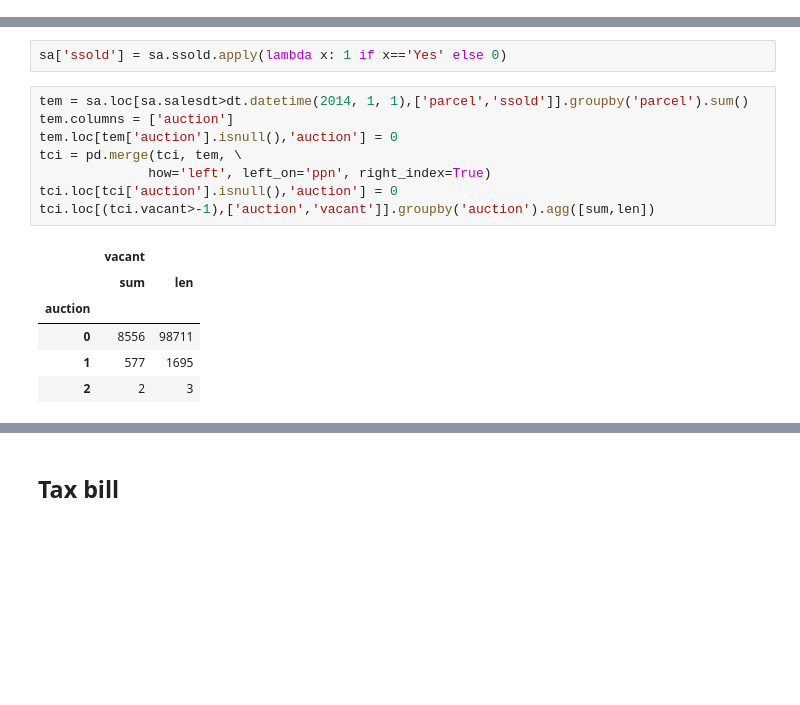
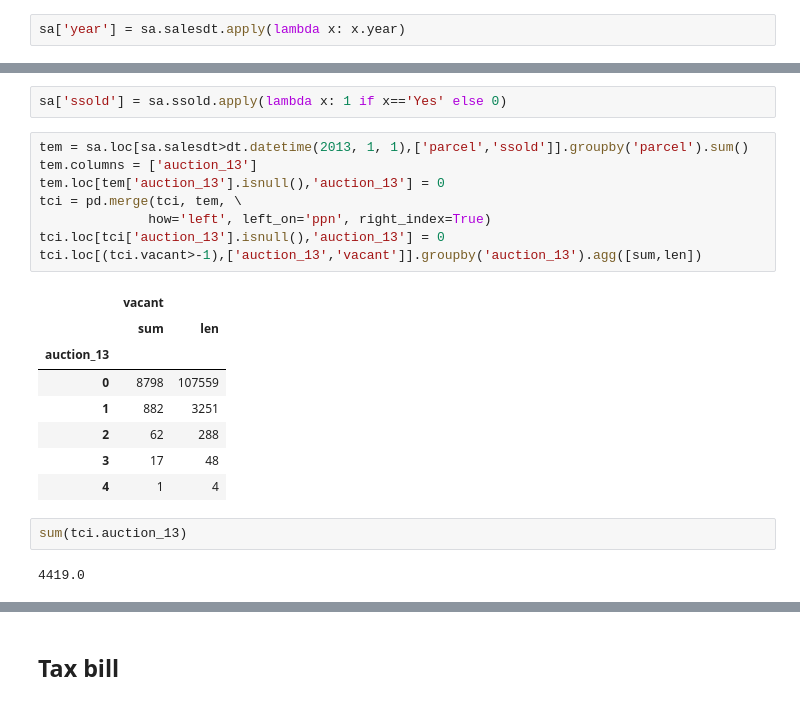
Before and after one commit to PovertyCenterCLE/vacancy_predictor, a Jupyter notebook: notebooks/2.3 Merge data [foreclosures and sheriff's auction].ipynb, the cells around one changed output, grey strips where cells are left out. Saved outputs shown, nothing was run; the diff lists cells and outputs as text; blank space fills up the shorter version.

```diff
--- a/notebooks/2.3 Merge data [foreclosures and sheriff's auction].ipynb
+++ b/notebooks/2.3 Merge data [foreclosures and sheriff's auction].ipynb
@@ -130,0 +128,2 @@ sa.head(2)
+# %%
+sa['year'] = sa.salesdt.apply(lambda x: x.year)
@@ -136,17 +163,23 @@ sa.loc[sa.appraisal.notnull(), 'appraisal'] = sa.loc[sa.appraisal.notnull(), 'ap
 # %%
 sa['ssold'] = sa.ssold.apply(lambda x: 1 if x=='Yes' else 0)
 # %%
-tem = sa.loc[sa.salesdt>dt.datetime(2014, 1, 1),['parcel','ssold']].groupby('parcel').sum()
-tem.columns = ['auction']
-tem.loc[tem['auction'].isnull(),'auction'] = 0
+tem = sa.loc[sa.salesdt>dt.datetime(2013, 1, 1),['parcel','ssold']].groupby('parcel').sum()
+tem.columns = ['auction_13']
+tem.loc[tem['auction_13'].isnull(),'auction_13'] = 0
 tci = pd.merge(tci, tem, \
               how='left', left_on='ppn', right_index=True)
-tci.loc[tci['auction'].isnull(),'auction'] = 0
-tci.loc[(tci.vacant>-1),['auction','vacant']].groupby('auction').agg([sum,len])
+tci.loc[tci['auction_13'].isnull(),'auction_13'] = 0
+tci.loc[(tci.vacant>-1),['auction_13','vacant']].groupby('auction_13').agg([sum,len])
 # %% [output]
 |  | vacant |  |
 |  | sum | len |
-| auction |  |  |
-| 0 | 8556 | 98711 |
-| 1 | 577 | 1695 |
-| 2 | 2 | 3 |
+| auction_13 |  |  |
+| 0 | 8798 | 107559 |
+| 1 | 882 | 3251 |
+| 2 | 62 | 288 |
+| 3 | 17 | 48 |
+| 4 | 1 | 4 |
+# %%
+sum(tci.auction_13)
+# %% [output]
+4419.0
```
Also changed, not shown: parts of 10 cells of this notebook, 6 other files.
